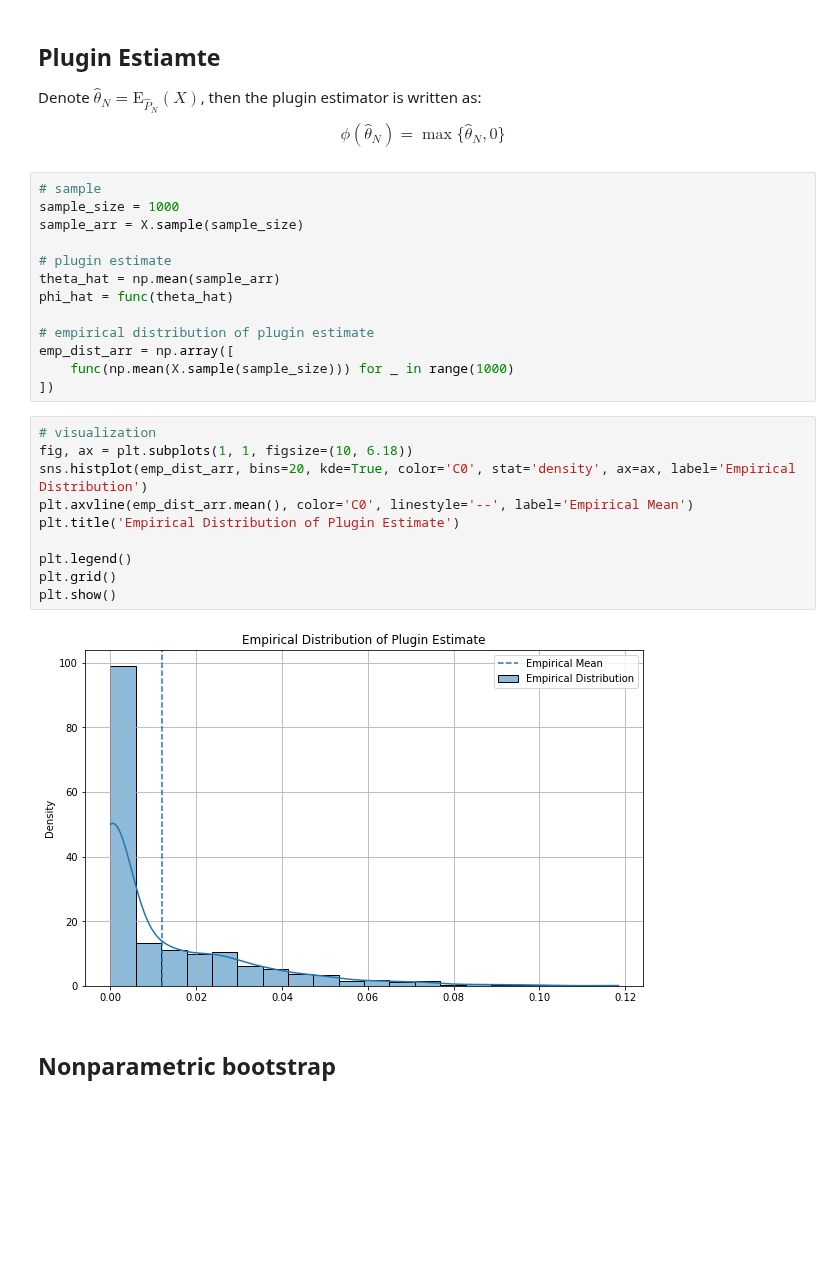
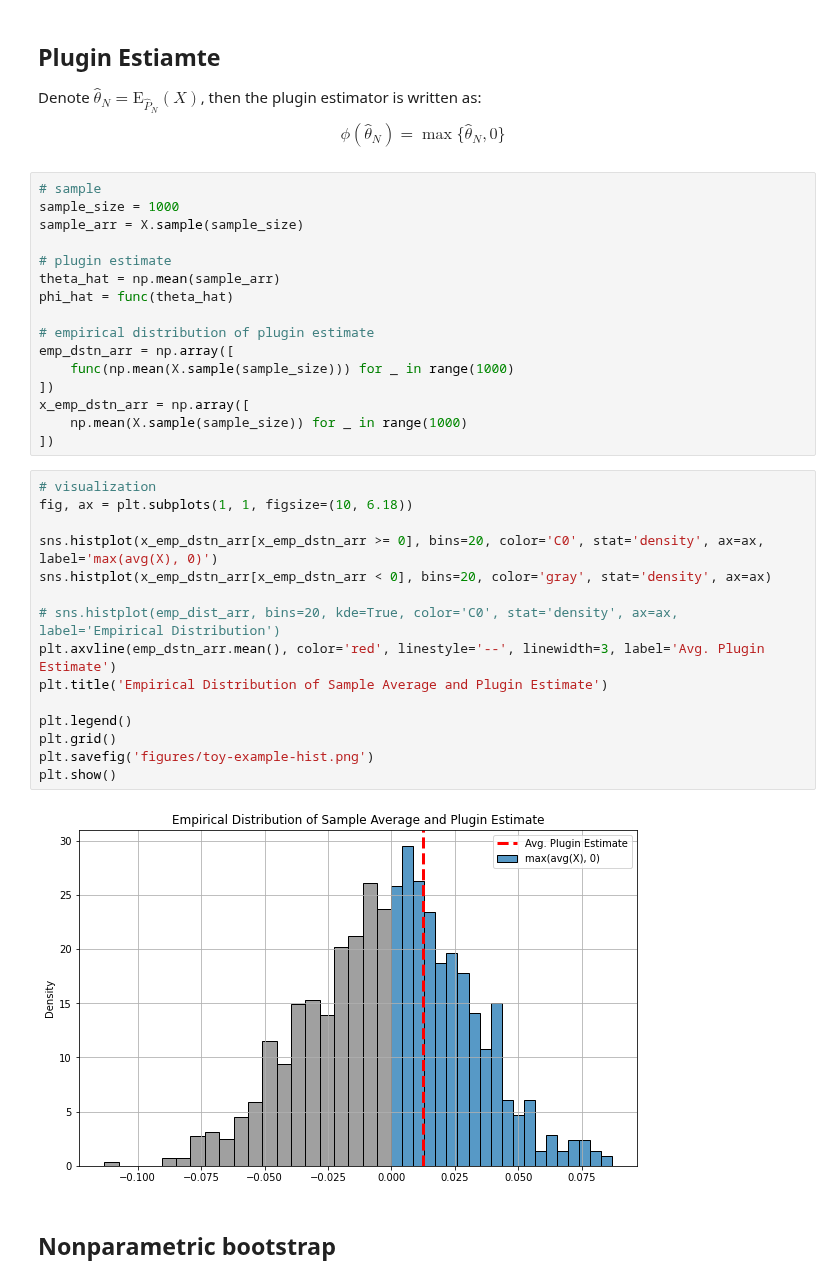
Before and after one commit to iamsikun/winners-curse, a Jupyter notebook: notebooks/stats.ipynb, the cells around one changed output. Cells and saved outputs as stored; diff of their text form; blank space fills up the shorter version.

Commit message:
Save toy example figure

```diff
--- a/notebooks/stats.ipynb
+++ b/notebooks/stats.ipynb
@@ -53,21 +53,29 @@ theta_hat = np.mean(sample_arr)
 phi_hat = func(theta_hat)
 
 # empirical distribution of plugin estimate
-emp_dist_arr = np.array([
+emp_dstn_arr = np.array([
     func(np.mean(X.sample(sample_size))) for _ in range(1000)
 ])
+x_emp_dstn_arr = np.array([
+    np.mean(X.sample(sample_size)) for _ in range(1000)
+])
 # %%
 # visualization
 fig, ax = plt.subplots(1, 1, figsize=(10, 6.18))
-sns.histplot(emp_dist_arr, bins=20, kde=True, color='C0', stat='density', ax=ax, label='Empirical Distribution')
-plt.axvline(emp_dist_arr.mean(), color='C0', linestyle='--', label='Empirical Mean')
-plt.title('Empirical Distribution of Plugin Estimate')
+
+sns.histplot(x_emp_dstn_arr[x_emp_dstn_arr >= 0], bins=20, color='C0', stat='density', ax=ax, label='max(avg(X), 0)')
+sns.histplot(x_emp_dstn_arr[x_emp_dstn_arr < 0], bins=20, color='gray', stat='density', ax=ax)
+
+# sns.histplot(emp_dist_arr, bins=20, kde=True, color='C0', stat='density', ax=ax, label='Empirical Distribution')
+plt.axvline(emp_dstn_arr.mean(), color='red', linestyle='--', linewidth=3, label='Avg. Plugin Estimate')
+plt.title('Empirical Distribution of Sample Average and Plugin Estimate')
 
 plt.legend()
 plt.grid()
+plt.savefig('figures/toy-example-hist.png')
 plt.show()
 # %% [output]
-[figure, old version]
+[figure, new version]
 # %% [markdown]
 ## Nonparametric bootstrap
 # %%
```
Also changed, not shown: parts of 10 cells of this notebook, 3 other files.
